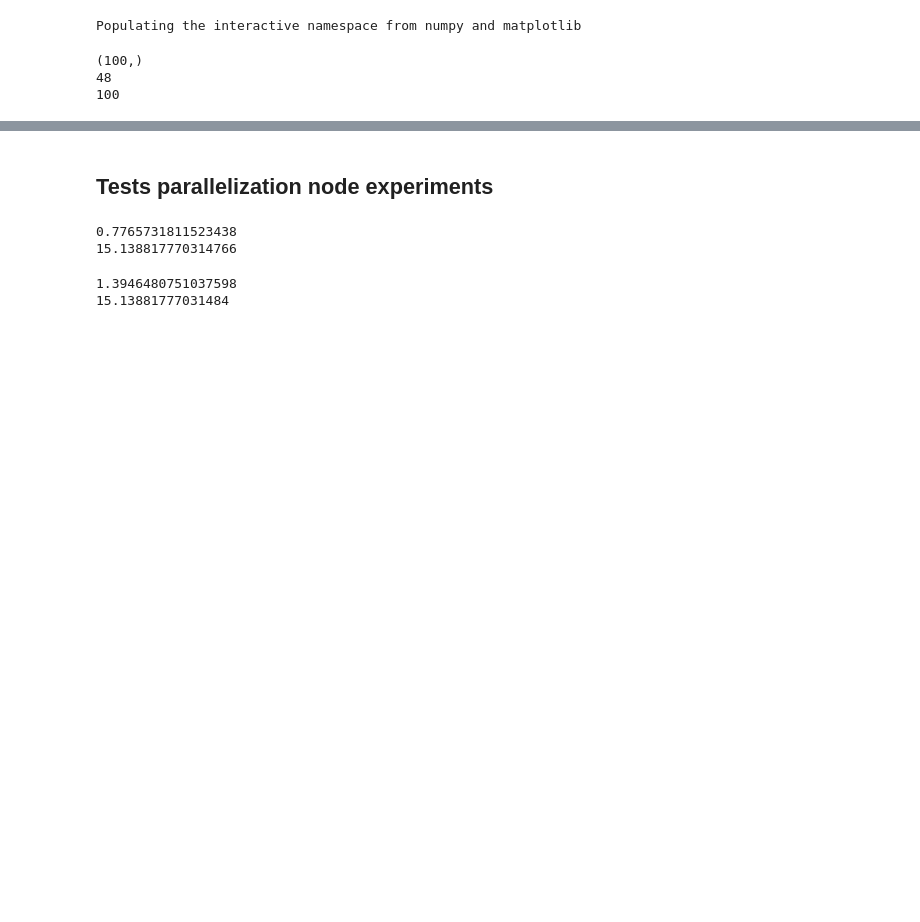
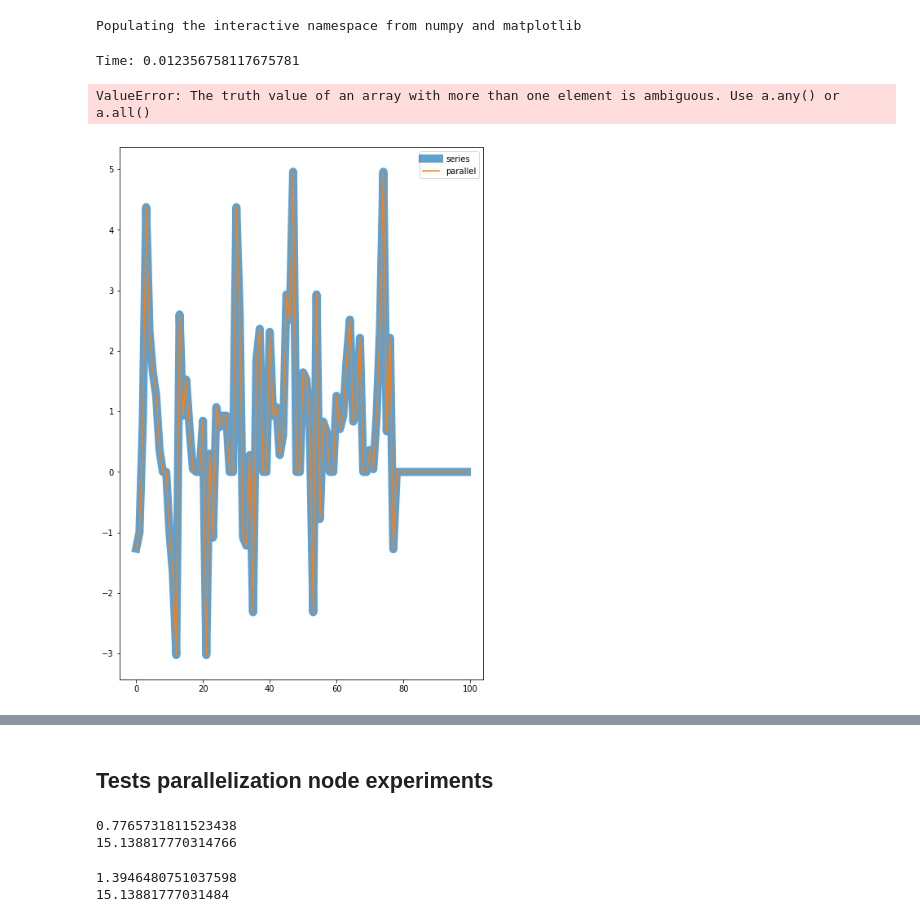
Before and after one commit to diitaz93/Master-Thesis, a Jupyter notebook: sandbox.ipynb, the cells around one changed output, grey strips where cells are left out. Cells and saved outputs as stored; diff of their text form; code cells hidden in the pictures; blank space fills up the shorter version.

Commit message:
Start of edges per node AlgCmplx calculations

```diff
--- a/sandbox.ipynb
+++ b/sandbox.ipynb
@@ -25,10 +24,29 @@ value = edge_exp.run()
-# %%
-print(value.shape)
-print(np.sum(X))
-print(X.size)
-# %% [output]
-(100,)
-48
-100
+# %%
+edge_exp = PerturbationExperiment(bdm,X)
+start = time.time()
+value = edge_exp.run()
+print('Time:',time.time()-start)
+# %% [output]
+Time: 0.012356758117675781
+# %%
+edge_exp = PerturbationExperiment(bdm,X)
+start = time.time()
+indexes = [ range(k) for k in X.shape ]
+idx = np.array([ x for x in product(*indexes) ], dtype=int)
+l = idx.shape[0]
+values = np.full((l, ), -1, dtype=int)
+results = Parallel(n_jobs=4)(delayed(edge_exp.perturb)(idx[i,:],values[i])
+                             for i in range(l))
+print('Time:',time.time()-start)
+# %% [output]
+ValueError: The truth value of an array with more than one element is ambiguous. Use a.any() or a.all()
+# %%
+figure(figsize=(8,12))
+plot(value,linewidth=10, alpha=0.7,label='series')
+plot(results,label='parallel')
+legend()
+show()
+# %% [output]
+[figure, added]
 # %%
 plot(value)
```
Also changed, not shown: parts of 9 cells of this notebook, 1 other file.
